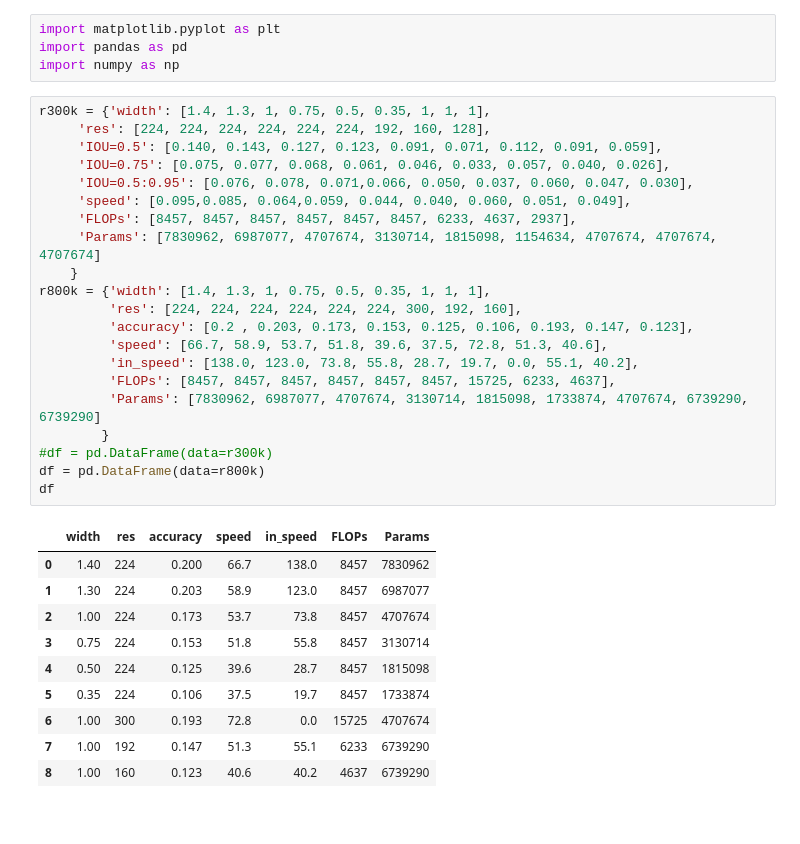
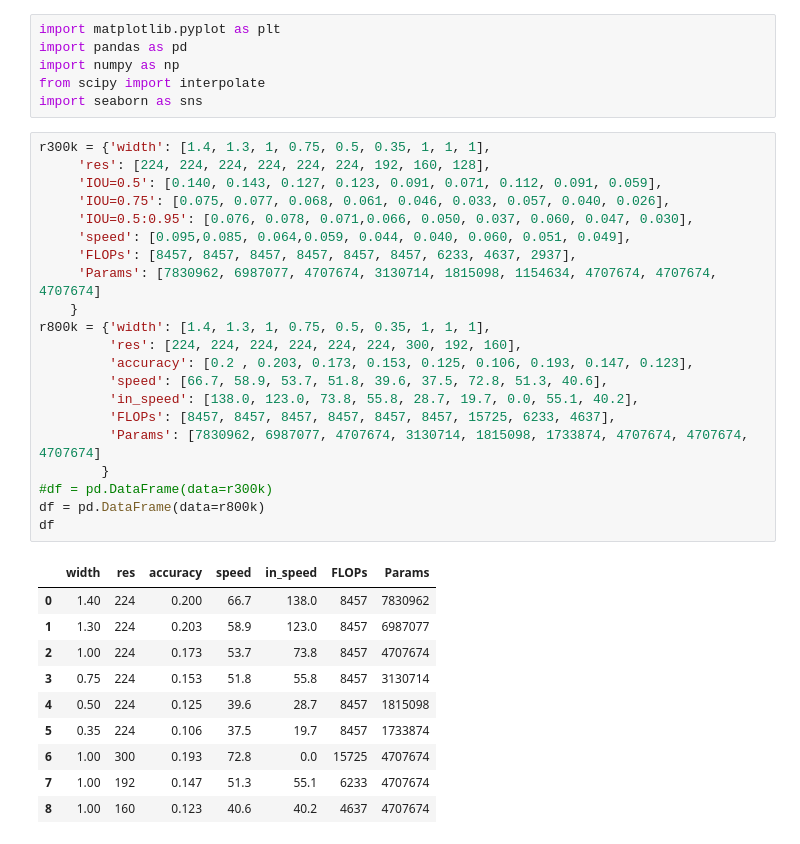
Before and after one commit to lindawangg/OLIV, a Jupyter notebook: eval/comparisons.ipynb, the cells around one changed output. Drawn from its saved outputs; the diff is of its cells as text.

```diff
--- a/eval/comparisons.ipynb
+++ b/eval/comparisons.ipynb
@@ -2,35 +2,37 @@
 import matplotlib.pyplot as plt
 import pandas as pd
 import numpy as np
+from scipy import interpolate
+import seaborn as sns
 # %%
 r300k = {'width': [1.4, 1.3, 1, 0.75, 0.5, 0.35, 1, 1, 1],
      'res': [224, 224, 224, 224, 224, 224, 192, 160, 128],
      'IOU=0.5': [0.140, 0.143, 0.127, 0.123, 0.091, 0.071, 0.112, 0.091, 0.059],
      'IOU=0.75': [0.075, 0.077, 0.068, 0.061, 0.046, 0.033, 0.057, 0.040, 0.026],
      'IOU=0.5:0.95': [0.076, 0.078, 0.071,0.066, 0.050, 0.037, 0.060, 0.047, 0.030],
      'speed': [0.095,0.085, 0.064,0.059, 0.044, 0.040, 0.060, 0.051, 0.049],
      'FLOPs': [8457, 8457, 8457, 8457, 8457, 8457, 6233, 4637, 2937],
      'Params': [7830962, 6987077, 4707674, 3130714, 1815098, 1154634, 4707674, 4707674, 4707674]
     }
 r800k = {'width': [1.4, 1.3, 1, 0.75, 0.5, 0.35, 1, 1, 1],
          'res': [224, 224, 224, 224, 224, 224, 300, 192, 160],
          'accuracy': [0.2 , 0.203, 0.173, 0.153, 0.125, 0.106, 0.193, 0.147, 0.123],
          'speed': [66.7, 58.9, 53.7, 51.8, 39.6, 37.5, 72.8, 51.3, 40.6],
          'in_speed': [138.0, 123.0, 73.8, 55.8, 28.7, 19.7, 0.0, 55.1, 40.2],
          'FLOPs': [8457, 8457, 8457, 8457, 8457, 8457, 15725, 6233, 4637],
-         'Params': [7830962, 6987077, 4707674, 3130714, 1815098, 1733874, 4707674, 6739290, 6739290]
+         'Params': [7830962, 6987077, 4707674, 3130714, 1815098, 1733874, 4707674, 4707674, 4707674]
         }
 #df = pd.DataFrame(data=r300k)
 df = pd.DataFrame(data=r800k)
 df
 # %% [output]
 |  | width | res | accuracy | speed | in_speed | FLOPs | Params |
 | 0 | 1.40 | 224 | 0.200 | 66.7 | 138.0 | 8457 | 7830962 |
 | 1 | 1.30 | 224 | 0.203 | 58.9 | 123.0 | 8457 | 6987077 |
 | 2 | 1.00 | 224 | 0.173 | 53.7 | 73.8 | 8457 | 4707674 |
 | 3 | 0.75 | 224 | 0.153 | 51.8 | 55.8 | 8457 | 3130714 |
 | 4 | 0.50 | 224 | 0.125 | 39.6 | 28.7 | 8457 | 1815098 |
 | 5 | 0.35 | 224 | 0.106 | 37.5 | 19.7 | 8457 | 1733874 |
 | 6 | 1.00 | 300 | 0.193 | 72.8 | 0.0 | 15725 | 4707674 |
-| 7 | 1.00 | 192 | 0.147 | 51.3 | 55.1 | 6233 | 6739290 |
-| 8 | 1.00 | 160 | 0.123 | 40.6 | 40.2 | 4637 | 6739290 |
+| 7 | 1.00 | 192 | 0.147 | 51.3 | 55.1 | 6233 | 4707674 |
+| 8 | 1.00 | 160 | 0.123 | 40.6 | 40.2 | 4637 | 4707674 |
```
Also changed, not shown: parts of 14 cells of this notebook, 1 other file.
